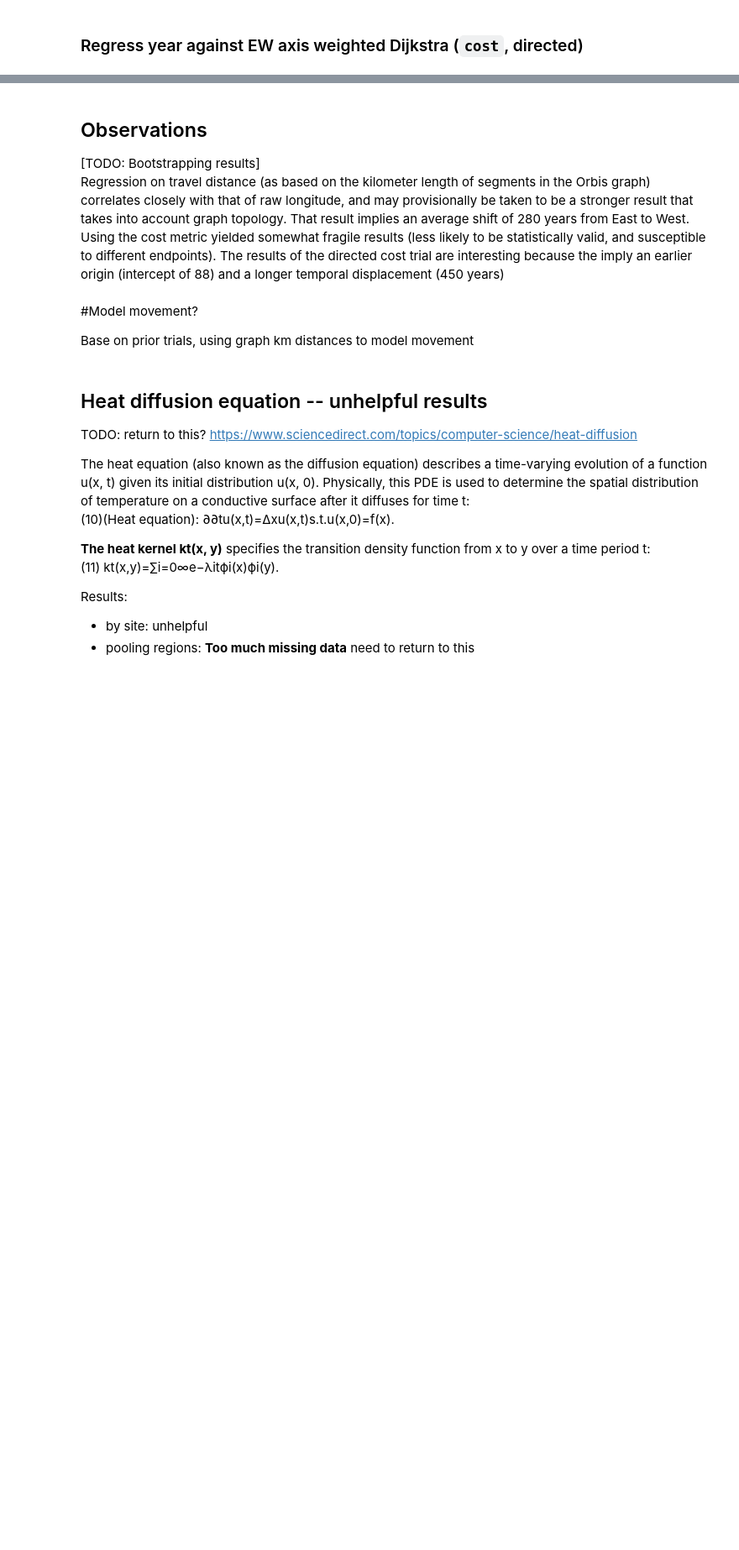
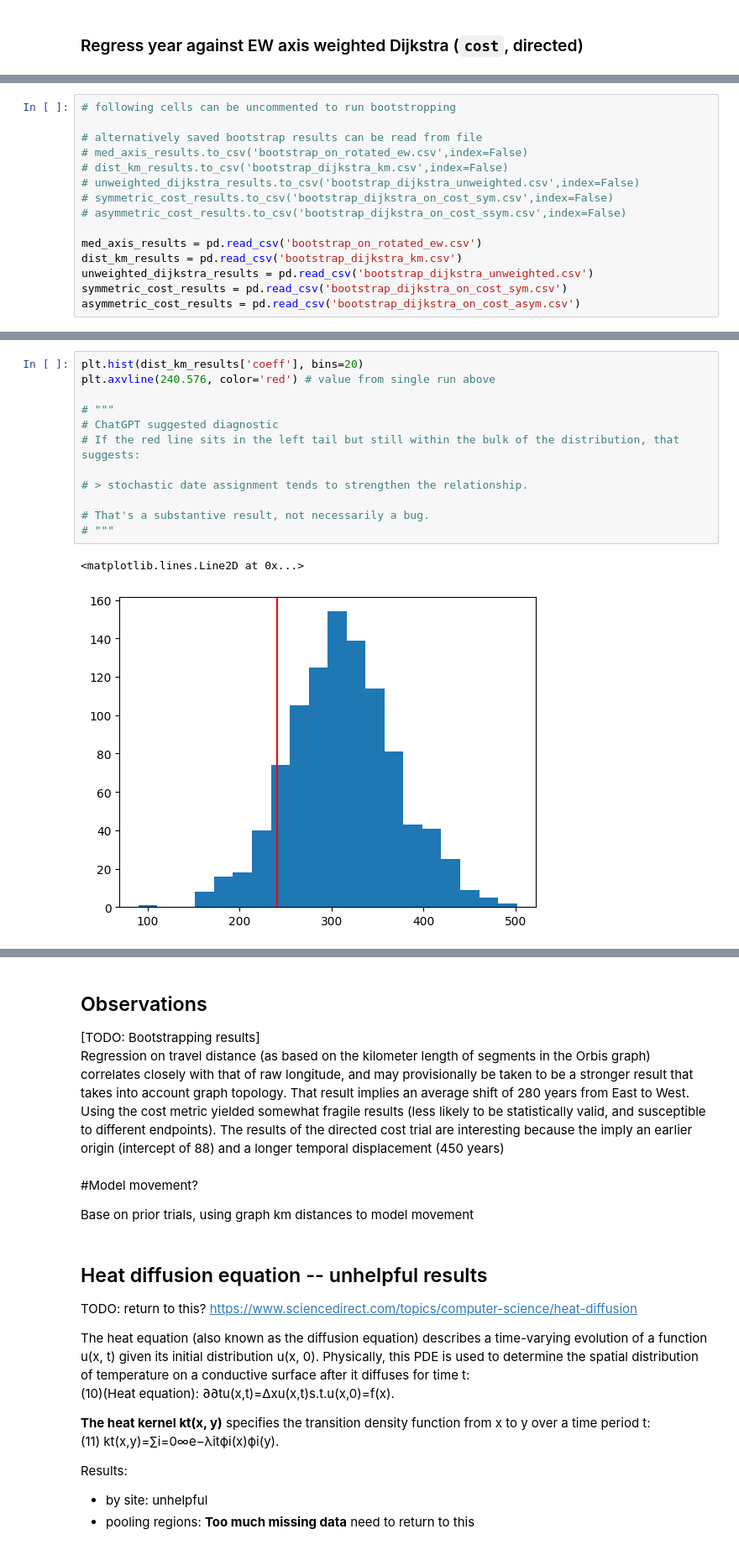
Before and after one commit to hlapin/DH-Topics, a Jupyter notebook: Diaspora_Inscriptions_New.ipynb, the cells around one changed output, grey strips where cells are left out. Shown at 84% size. Cells and saved outputs as stored; diff of their text form; blank space fills up the shorter version.

```diff
--- a/Diaspora_Inscriptions_New.ipynb
+++ b/Diaspora_Inscriptions_New.ipynb
@@ -1245,0 +1311,15 @@ Group Var    23382.423   56.489
+# %%
+# following cells can be uncommented to run bootstropping
+
+# alternatively saved bootstrap results can be read from file
+# med_axis_results.to_csv('bootstrap_on_rotated_ew.csv',index=False)
+# dist_km_results.to_csv('bootstrap_dijkstra_km.csv',index=False)
+# unweighted_dijkstra_results.to_csv('bootstrap_dijkstra_unweighted.csv',index=False)
+# symmetric_cost_results.to_csv('bootstrap_dijkstra_on_cost_sym.csv',index=False)
+# asymmetric_cost_results.to_csv('bootstrap_dijkstra_on_cost_ssym.csv',index=False)
+
+med_axis_results = pd.read_csv('bootstrap_on_rotated_ew.csv')
+dist_km_results = pd.read_csv('bootstrap_dijkstra_km.csv')
+unweighted_dijkstra_results = pd.read_csv('bootstrap_dijkstra_unweighted.csv')
+symmetric_cost_results = pd.read_csv('bootstrap_dijkstra_on_cost_sym.csv')
+asymmetric_cost_results = pd.read_csv('bootstrap_dijkstra_on_cost_asym.csv')
@@ -1245,0 +1368,15 @@ Group Var    23382.423   56.489
+# %%
+plt.hist(dist_km_results['coeff'], bins=20)
+plt.axvline(240.576, color='red') # value from single run above
+
+# """
+# ChatGPT suggested diagnostic
+# If the red line sits in the left tail but still within the bulk of the distribution, that suggests:
+
+# > stochastic date assignment tends to strengthen the relationship.
+
+# That's a substantive result, not necessarily a bug.
+# """
+# %% [output]
+<matplotlib.lines.Line2D at 0x...>
+[figure, added]
```
Also changed, not shown: parts of 66 cells of this notebook.
